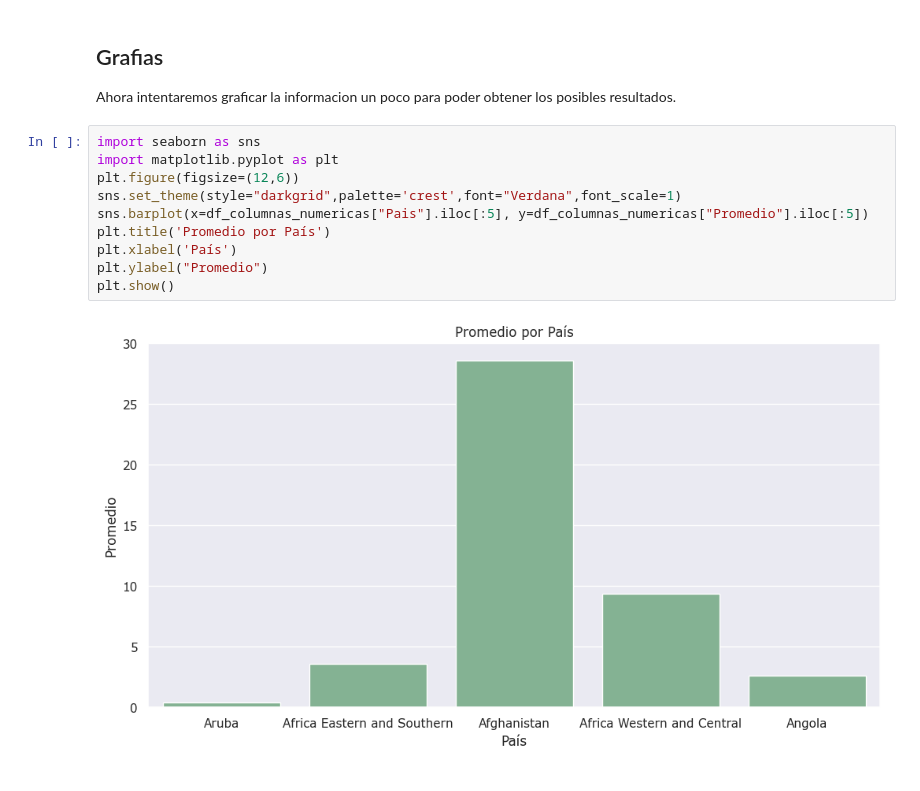
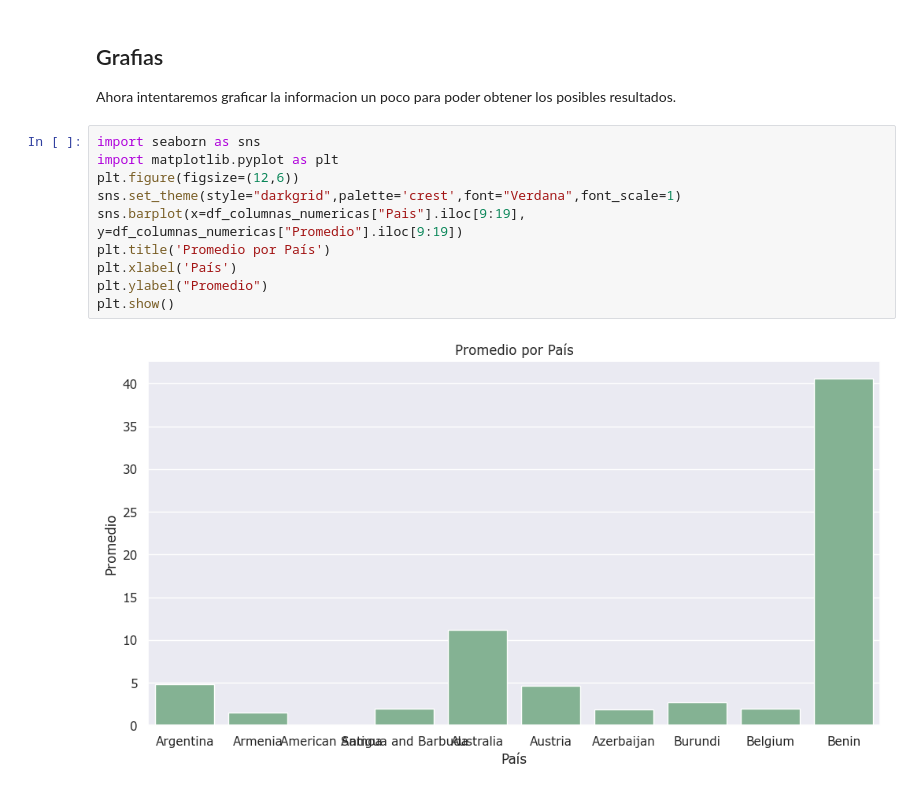
Before and after one commit to The-greenpanter/HenryDataPT10, a Jupyter notebook: CambioCliamticoImpactoAgricola/Analisisdedatos.ipynb, the cells around one changed output. Cells and saved outputs as stored; diff of their text form.

```diff
--- a/CambioCliamticoImpactoAgricola/Analisisdedatos.ipynb
+++ b/CambioCliamticoImpactoAgricola/Analisisdedatos.ipynb
@@ -495,12 +495,12 @@ Ahora intentaremos graficar la informacion un poco para poder obtener los posibl
 # %%
 import seaborn as sns
 import matplotlib.pyplot as plt
 plt.figure(figsize=(12,6))
 sns.set_theme(style="darkgrid",palette='crest',font="Verdana",font_scale=1)
-sns.barplot(x=df_columnas_numericas["Pais"].iloc[:5], y=df_columnas_numericas["Promedio"].iloc[:5])
+sns.barplot(x=df_columnas_numericas["Pais"].iloc[9:19], y=df_columnas_numericas["Promedio"].iloc[9:19])
 plt.title('Promedio por País')
 plt.xlabel('País')
 plt.ylabel("Promedio")
 plt.show()
 # %% [output]
-[figure, old version]
+[figure, new version]
```
Also changed, not shown: 14 other files.
